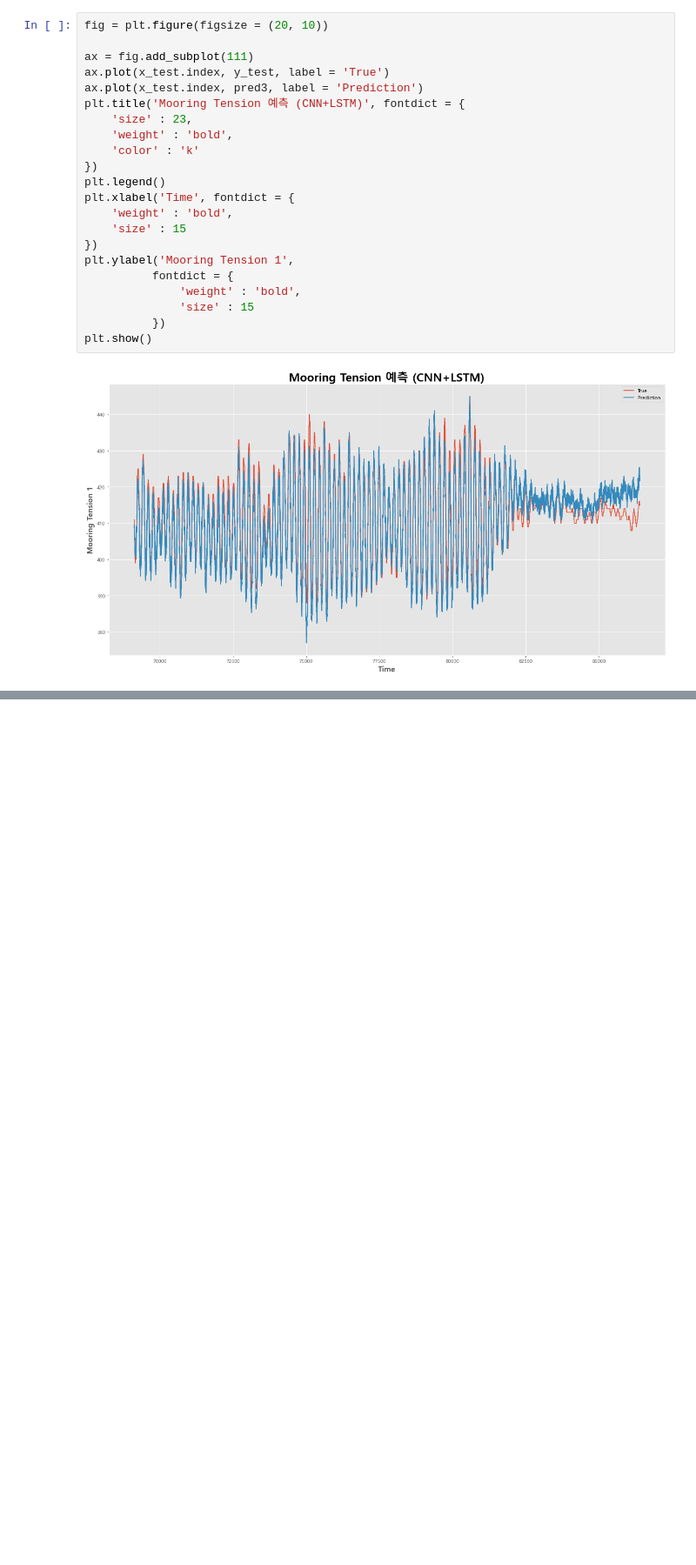
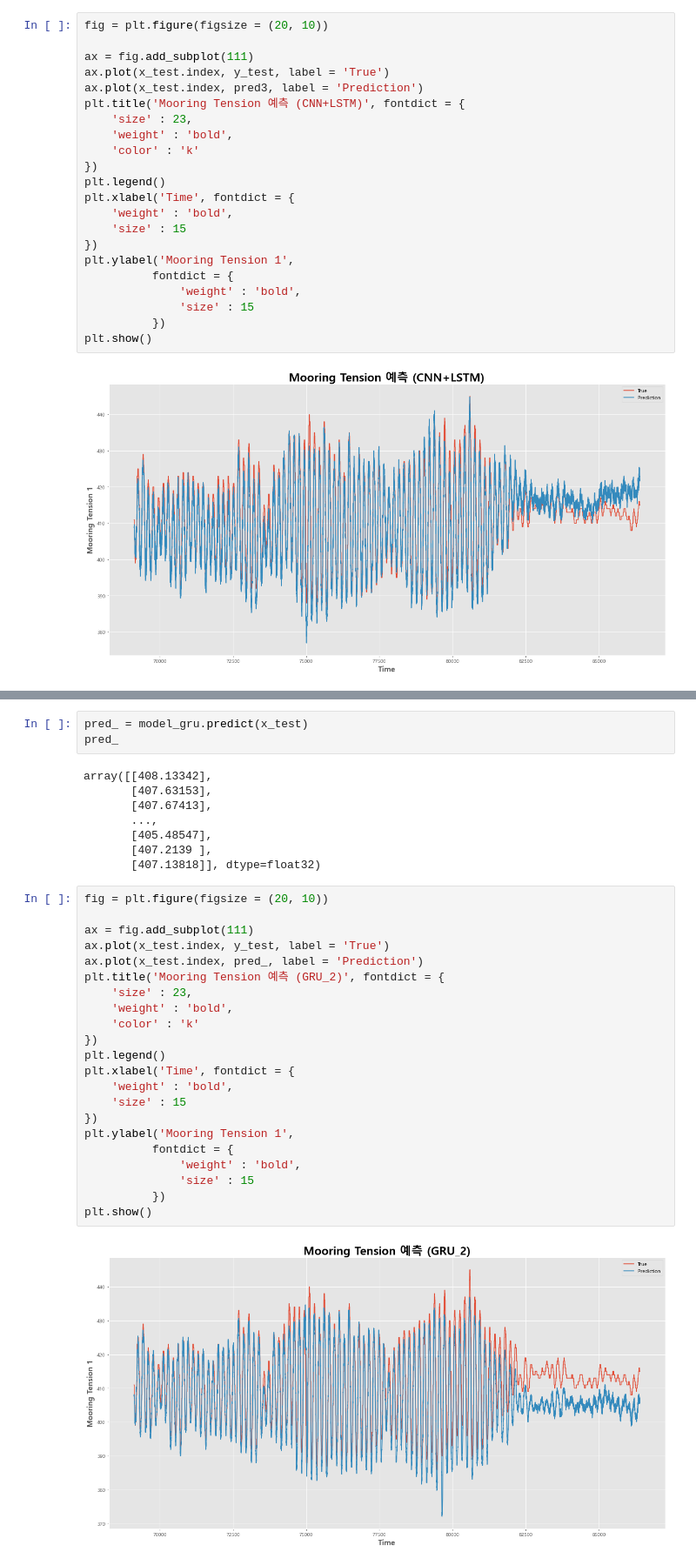
Before and after one commit to DONGRYEOLLEE1/Project, a Jupyter notebook: Baron System/Baron_Modeling(LSTM,GRU,CNN+LSTM,IRNN).ipynb, the cells around one changed output, grey strips where cells are left out. Shown at 87% size. Cells and saved outputs as stored; diff of their text form; blank space fills up the shorter version.

```diff
--- a/Baron System/Baron_Modeling(LSTM,GRU,CNN+LSTM).ipynb
+++ b/Baron System/Baron_Modeling(LSTM,GRU,CNN+LSTM,IRNN).ipynb
@@ -453,0 +595,35 @@ plt.show()
+# %%
+pred_ = model_gru.predict(x_test)
+pred_
+# %% [output]
+array([[408.13342],
+       [407.63153],
+       [407.67413],
+       ...,
+       [405.48547],
+       [407.2139 ],
+       [407.13818]], dtype=float32)
+# %%
+fig = plt.figure(figsize = (20, 10))
+
+ax = fig.add_subplot(111)
+ax.plot(x_test.index, y_test, label = 'True')
+ax.plot(x_test.index, pred_, label = 'Prediction')
+plt.title('Mooring Tension 예측 (GRU_2)', fontdict = {
+    'size' : 23,
+    'weight' : 'bold',
+    'color' : 'k'
+})
+plt.legend()
+plt.xlabel('Time', fontdict = {
+    'weight' : 'bold',
+    'size' : 15
+})
+plt.ylabel('Mooring Tension 1',
+          fontdict = {
+              'weight' : 'bold',
+              'size' : 15
+          })
+plt.show()
+# %% [output]
+[figure, added]
```
Also changed, not shown: parts of 12 cells of this notebook.
